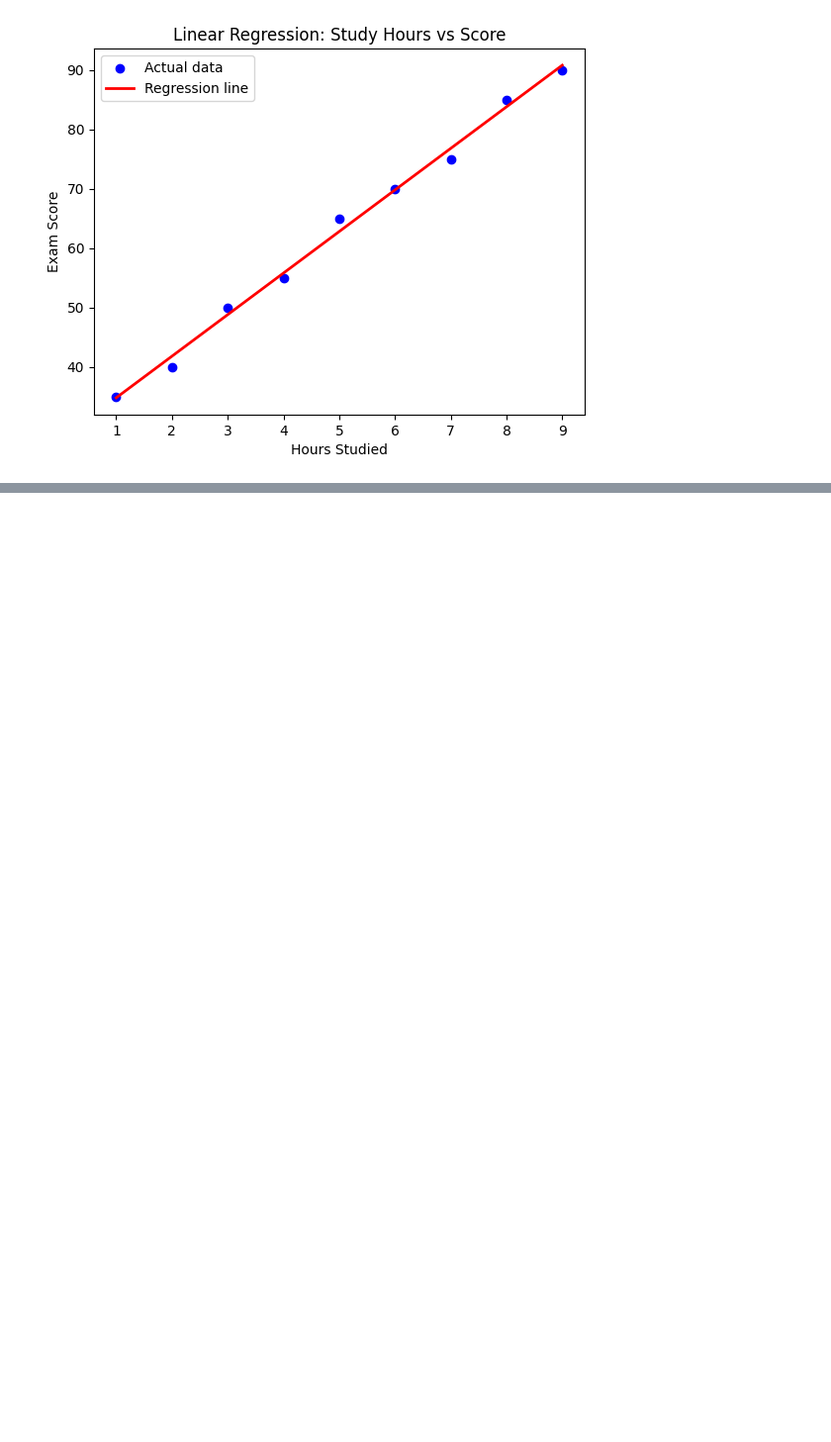
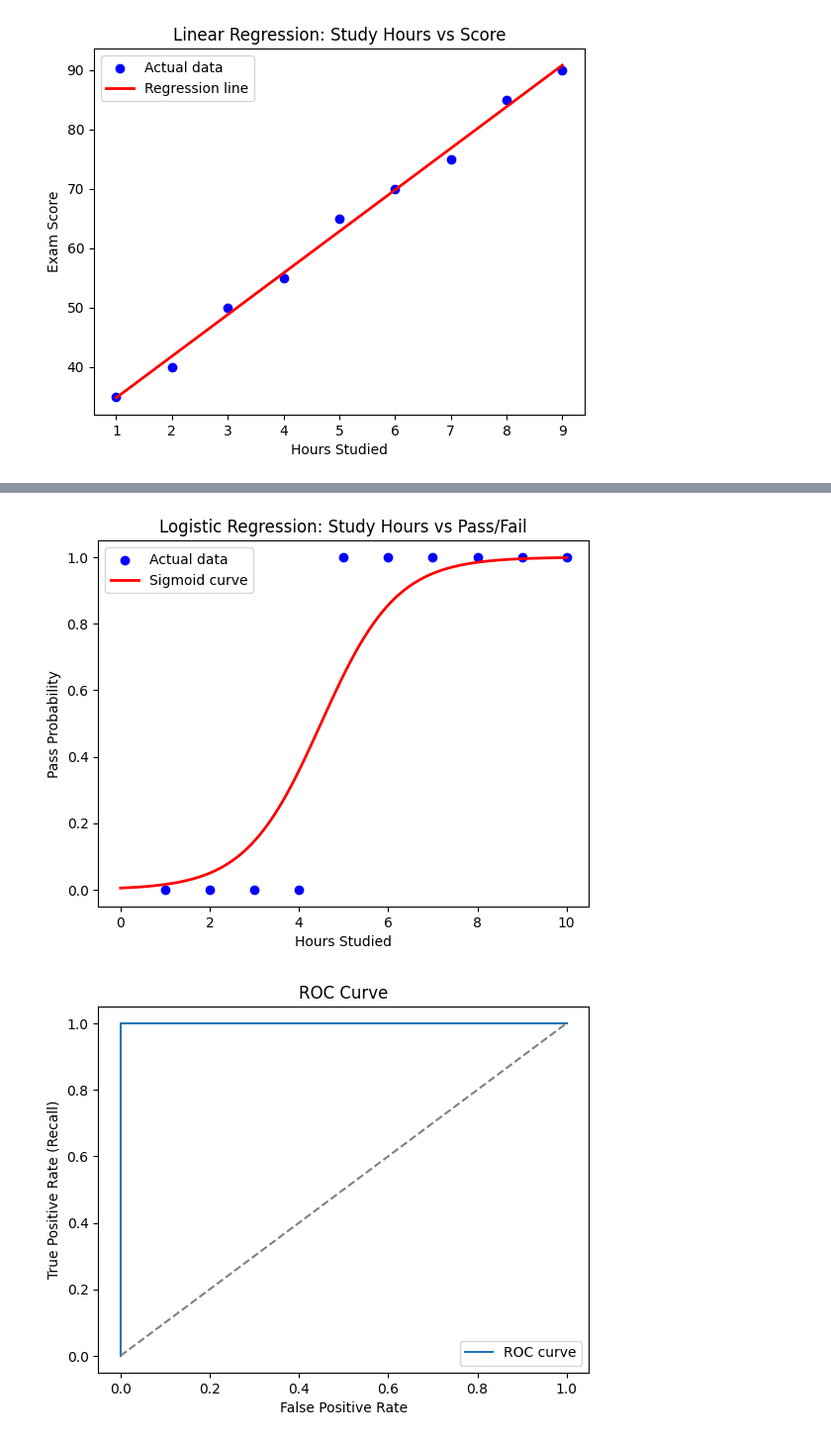
Before and after one commit to animesh-banik/DataScienceProject_Databriks, a Jupyter notebook: DataScience_Model.ipynb, the cells around one changed output, grey strips where cells are left out. Shown at 99% size. Cells and saved outputs as stored; diff of their text form; code cells hidden in the pictures; blank space fills up the shorter version.

```diff
--- a/DataScience_Model.ipynb
+++ b/DataScience_Model.ipynb
@@ -340,0 +434,8 @@ plt.show()
+# %%
+# Step 3: Train Logistic Regression
+
+model = LogisticRegression()
+model.fit(X, y)
+
+print("Intercept (β0):", model.intercept_)
+print("Coefficient (β1):", model.coef_)
@@ -340,0 +445,11 @@ plt.show()
+# %%
+# Step 4: Predictions
+
+y_pred = model.predict(X)           # Predicted labels
+y_prob = model.predict_proba(X)[:,1]  # Predicted probabilities
+
+print("Predicted labels:", y_pred)
+print("Predicted probabilities:", y_prob)
+
+# Predict for a new student who studied 4.5 hours
+print("Pass probability for 4.5 hours study:", model.predict_proba([[4.5]])[0][1])
@@ -340,0 +483,29 @@ plt.show()
+# %%
+# Step 6: Visualization
+
+# Scatter actual data
+plt.scatter(X, y, color="blue", label="Actual data")
+
+# Plot sigmoid curve
+X_test = np.linspace(0, 10, 100).reshape(-1, 1)
+y_prob_test = model.predict_proba(X_test)[:,1]
+plt.plot(X_test, y_prob_test, color="red", linewidth=2, label="Sigmoid curve")
+
+plt.xlabel("Hours Studied")
+plt.ylabel("Pass Probability")
+plt.title("Logistic Regression: Study Hours vs Pass/Fail")
+plt.legend()
+plt.show()
+
+# ROC Curve
+fpr, tpr, _ = roc_curve(y, y_prob)
+plt.plot(fpr, tpr, label="ROC curve")
+plt.plot([0,1],[0,1],'--', color='gray')  # random guess line
+plt.xlabel("False Positive Rate")
+plt.ylabel("True Positive Rate (Recall)")
+plt.title("ROC Curve")
+plt.legend()
+plt.show()
+# %% [output]
+[figure, added]
+[figure, added]
```
Also changed, not shown: parts of 8 cells of this notebook.
